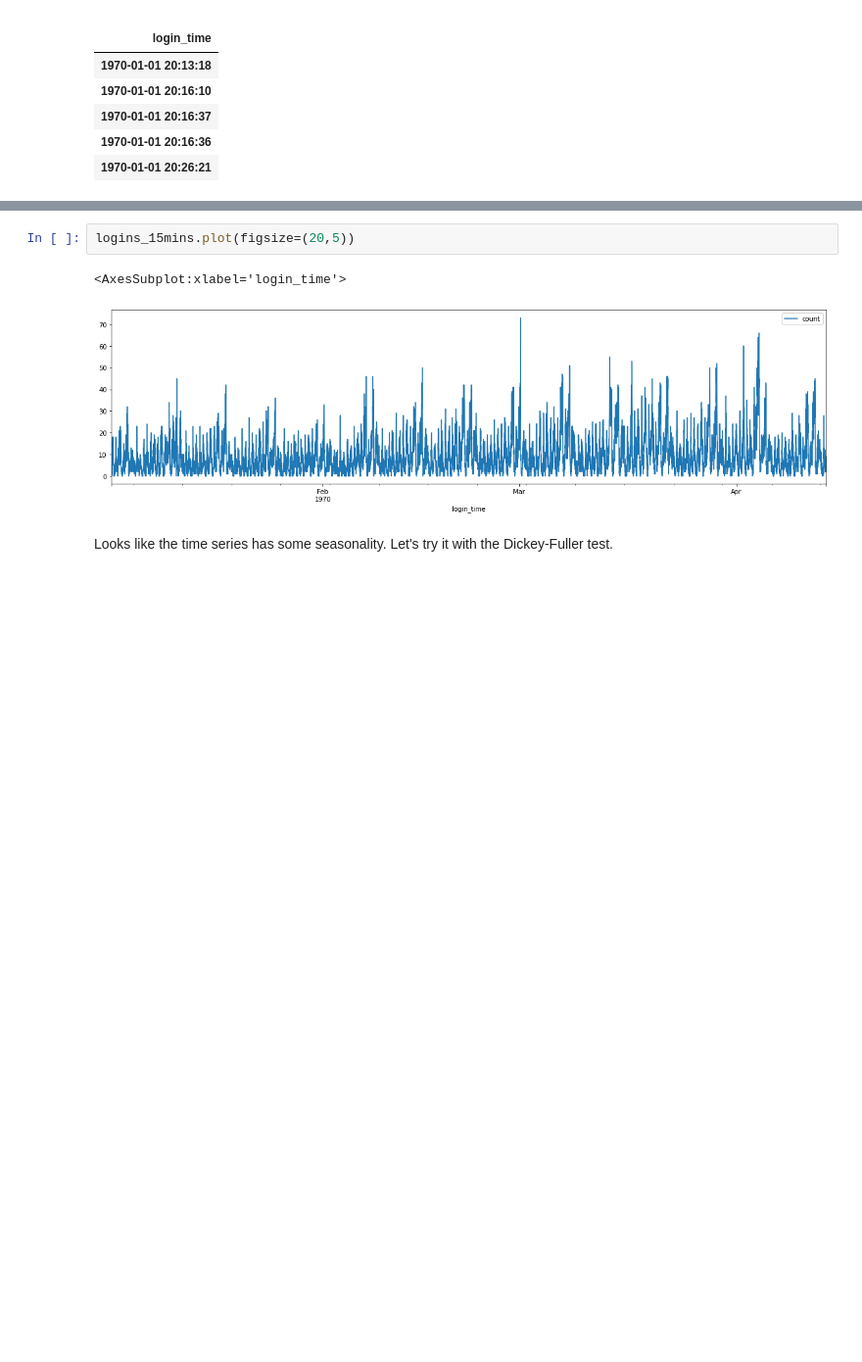
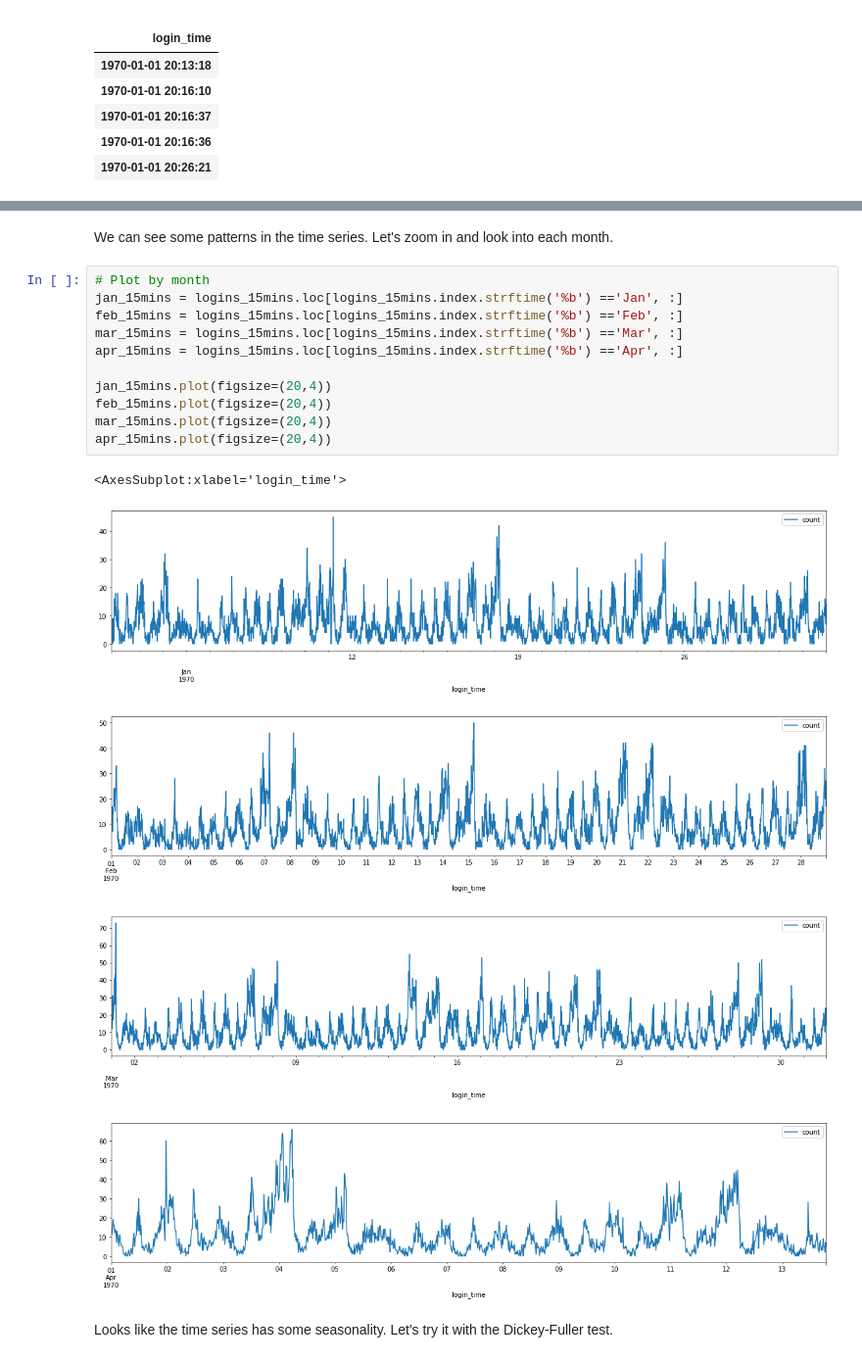
Before and after one commit to szelinghsu/Springboard, a Jupyter notebook: Ultimate Inc. Challenge/ultimate_logins.ipynb, the cells around one changed output, grey strips where cells are left out. Shown: that part at 98% size. Saved outputs shown, nothing was run; the diff lists cells and outputs as text; blank space fills up the shorter version.

```diff
--- a/Ultimate Inc. Challenge/ultimate_logins.ipynb
+++ b/Ultimate Inc. Challenge/ultimate_logins.ipynb
@@ -54,8 +55,22 @@ logins_15mins.head()
-# %%
-logins_15mins.plot(figsize=(20,5))
-# %% [output]
-<AxesSubplot:xlabel='login_time'>
-[figure, removed]
+# %% [markdown]
+We can see some patterns in the time series.  Let's zoom in and look into each month.
+# %%
+# Plot by month
+jan_15mins = logins_15mins.loc[logins_15mins.index.strftime('%b') =='Jan', :]
+feb_15mins = logins_15mins.loc[logins_15mins.index.strftime('%b') =='Feb', :]
+mar_15mins = logins_15mins.loc[logins_15mins.index.strftime('%b') =='Mar', :]
+apr_15mins = logins_15mins.loc[logins_15mins.index.strftime('%b') =='Apr', :]
+
+jan_15mins.plot(figsize=(20,4))
+feb_15mins.plot(figsize=(20,4))
+mar_15mins.plot(figsize=(20,4))
+apr_15mins.plot(figsize=(20,4))
+# %% [output]
+<AxesSubplot:xlabel='login_time'>
+[figure, added]
+[figure, added]
+[figure, added]
+[figure, added]
 # %% [markdown]
 Looks like the time series has some seasonality.  Let's try it with the Dickey-Fuller test.
 # %%
```
Also changed, not shown: parts of 8 cells of this notebook.
